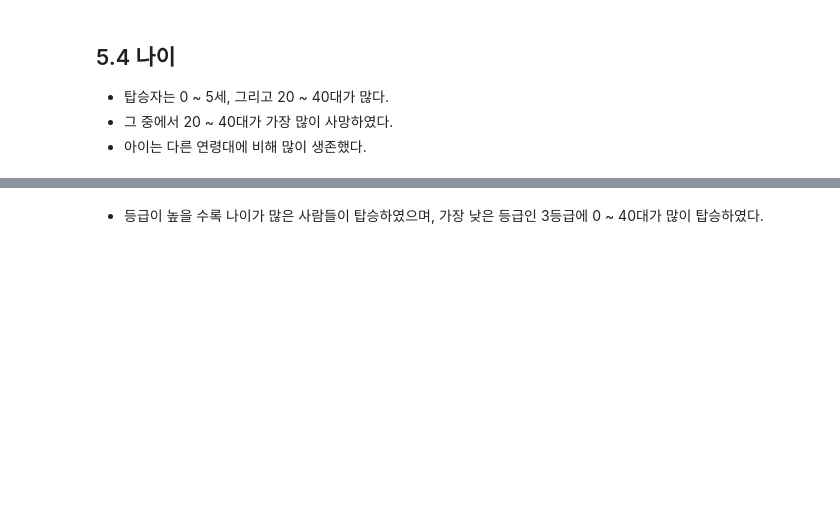
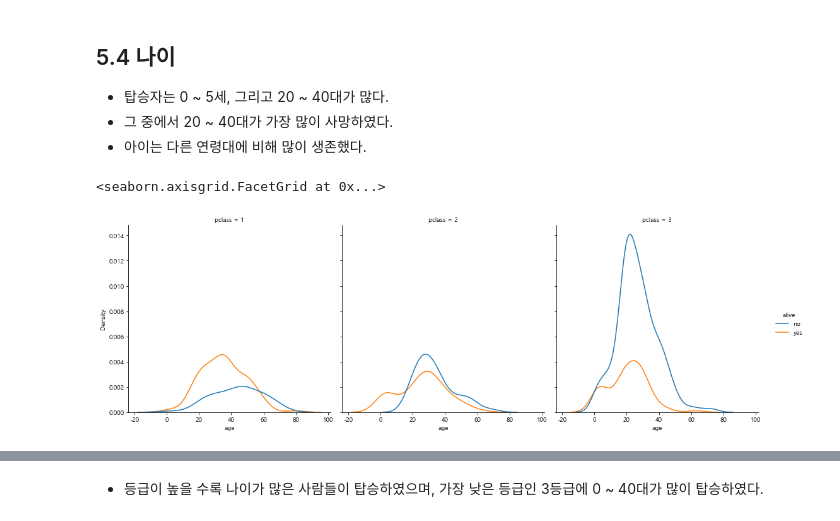
Before and after one commit to aramssong/Udemy_STARTERS, a Jupyter notebook: 1. 파이썬/2. 파이썬 시각화/2.4 데이터 시각화 (seaborn 그래프 - titanic data).ipynb, the cells around one changed output, grey strips where cells are left out. Cells and saved outputs as stored; diff of their text form; code cells hidden in the pictures; blank space fills up the shorter version.

```diff
--- a/1. 파이썬/2. 파이썬 시각화/2.4 데이터 시각화 (seaborn 그래프 - titanic data).ipynb
+++ b/1. 파이썬/2. 파이썬 시각화/2.4 데이터 시각화 (seaborn 그래프 - titanic data).ipynb
@@ -158,3 +158,9 @@ plt.show()
 - 탑승자는 0 ~ 5세, 그리고 20 ~ 40대가 많다.
 - 그 중에서 20 ~ 40대가 가장 많이 사망하였다.
 - 아이는 다른 연령대에 비해 많이 생존했다.
+# %%
+# displot에 특정 컬럼의 카테고리 별로 그래프 그리기
+sns.displot(data = titanic, x = 'age', hue = 'alive', col = 'pclass', kind = 'kde')
+# %% [output]
+<seaborn.axisgrid.FacetGrid at 0x...>
+[figure, added]
```
Also changed, not shown: parts of 7 cells of this notebook.
